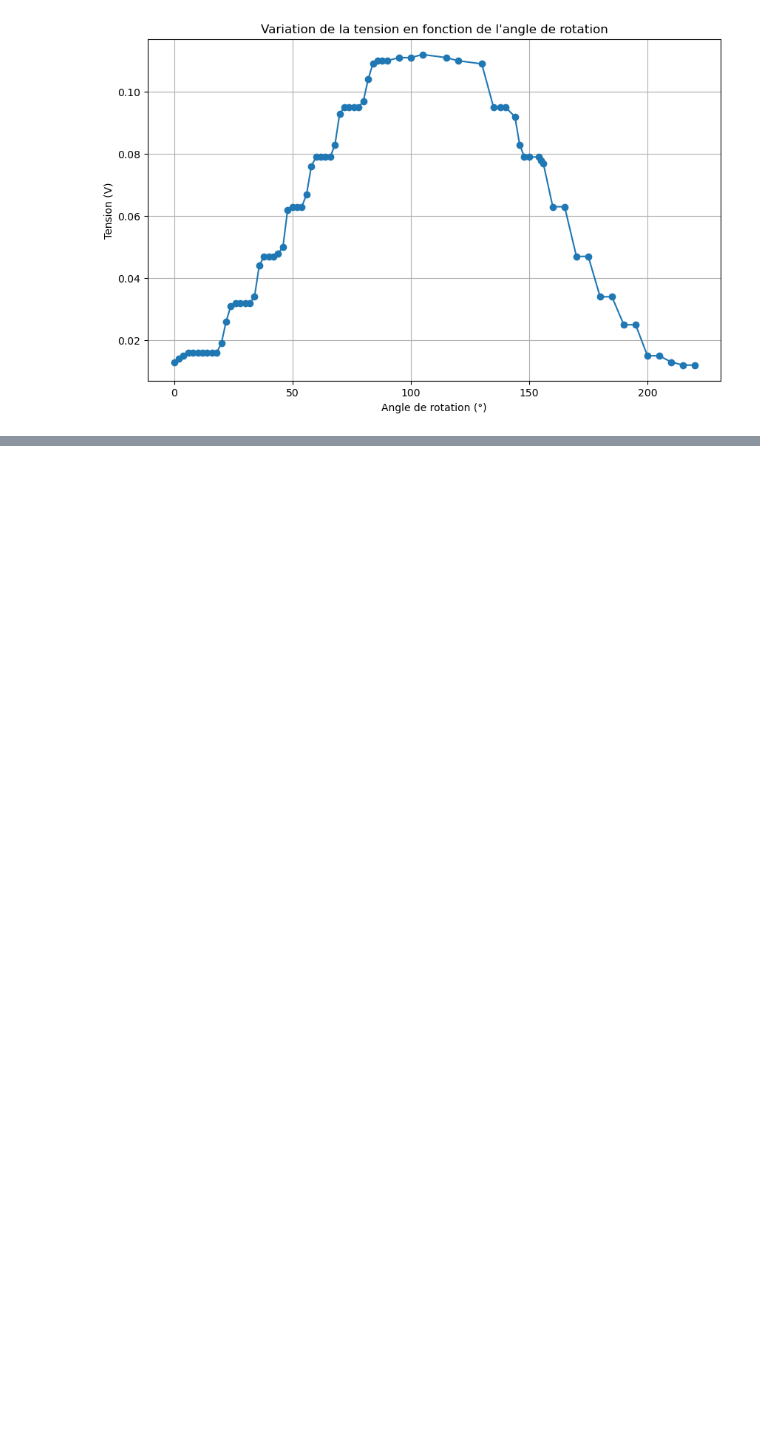
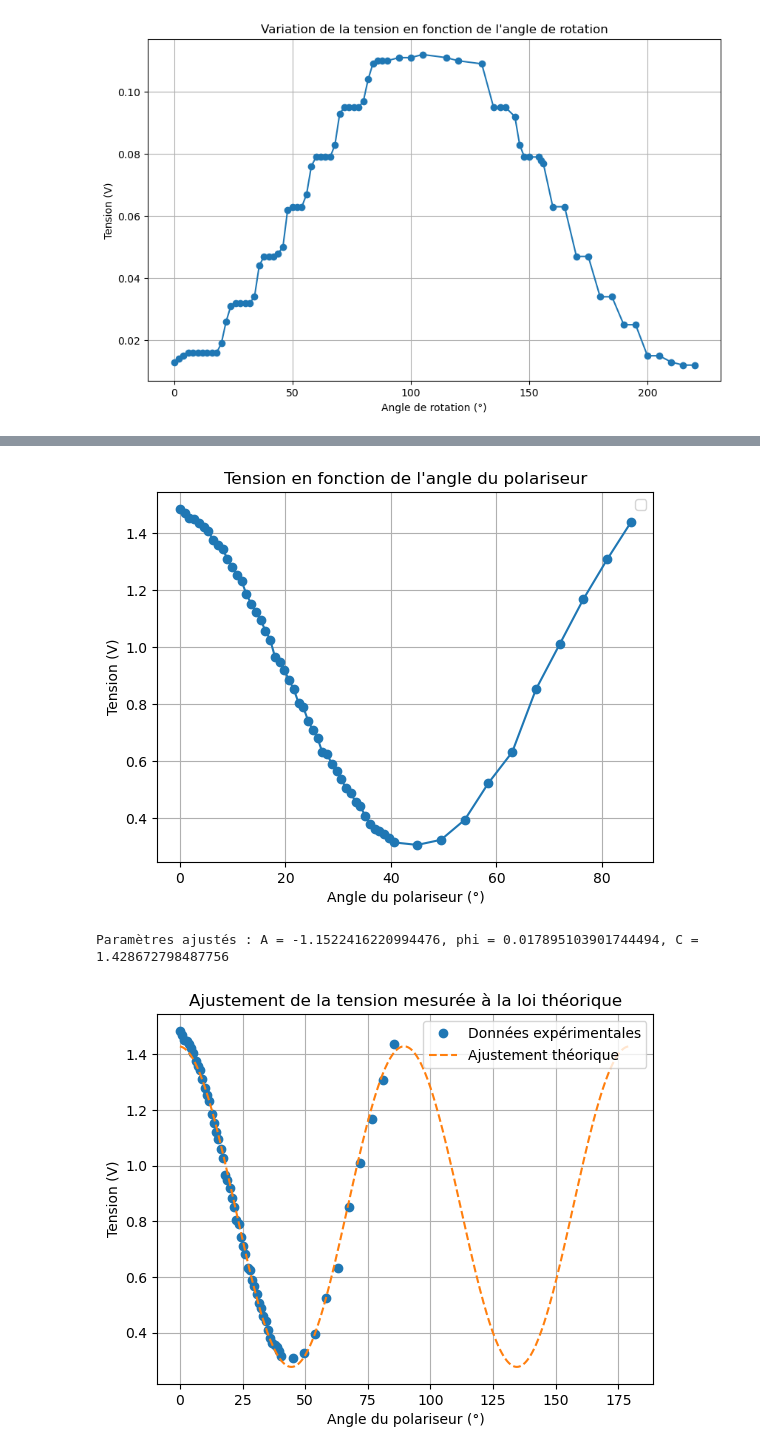
Before and after one commit to OPTIQ-2024/Laser_attenuator, a Jupyter notebook: demo.ipynb, the cells around one changed output, grey strips where cells are left out. Cells and saved outputs as stored; diff of their text form; code cells hidden in the pictures; blank space fills up the shorter version.

```diff
--- a/demo.ipynb
+++ b/demo.ipynb
@@ -36,0 +60,44 @@ Le comportement observé, avec la montée progressive et les plateaux entre 90°
+# %%
+from scipy.optimize import curve_fit
+
+# Facteur de conversion entre l'angle du moteur et l'angle du polariseur
+# 1 période sur la roue correspond à 200° moteur pour 90° polariseur
+facteur_conversion = 90 / 200
+
+# Calcul des angles du polariseur
+theta_pola = theta * facteur_conversion
+
+# Tracer la courbe de tension en fonction de l'angle du polariseur
+plt.plot(theta_pola, V, marker='o')
+plt.xlabel("Angle du polariseur (°)")
+plt.ylabel("Tension (V)")
+plt.title("Tension en fonction de l'angle du polariseur")
+plt.grid(True)
+plt.legend()
+plt.show()
+
+def model_theorique(theta, A, phi, C):
+    return A * np.sin(2 * np.radians(theta) + phi)**2 + C
+
+# Ajustement des paramètres du modèle aux données expérimentales
+params, covariance = curve_fit(model_theorique, theta_pola, V, p0=[1, 0, 0])
+
+# Paramètres ajustés
+A, phi, C = params
+print(f"Paramètres ajustés : A = {A}, phi = {phi}, C = {C}")
+
+# Tracer les données expérimentales et la courbe ajustée
+plt.plot(theta_pola, V, 'o', label="Données expérimentales")
+theta_pola_dense = np.linspace(0, 180, 500)  # Angles du polariseur pour la courbe ajustée
+plt.plot(theta_pola_dense, model_theorique(theta_pola_dense, *params), label="Ajustement théorique", linestyle='--')
+plt.xlabel("Angle du polariseur (°)")
+plt.ylabel("Tension (V)")
+plt.title("Ajustement de la tension mesurée à la loi théorique")
+plt.grid(True)
+plt.legend()
+plt.show()
+plt.show()
+# %% [output]
+[figure, added]
+Paramètres ajustés : A = -1.1522416220994476, phi = 0.017895103901744494, C = 1.428672798487756
+[figure, added]
```
Also changed, not shown: parts of 10 cells of this notebook, 1 other file.
